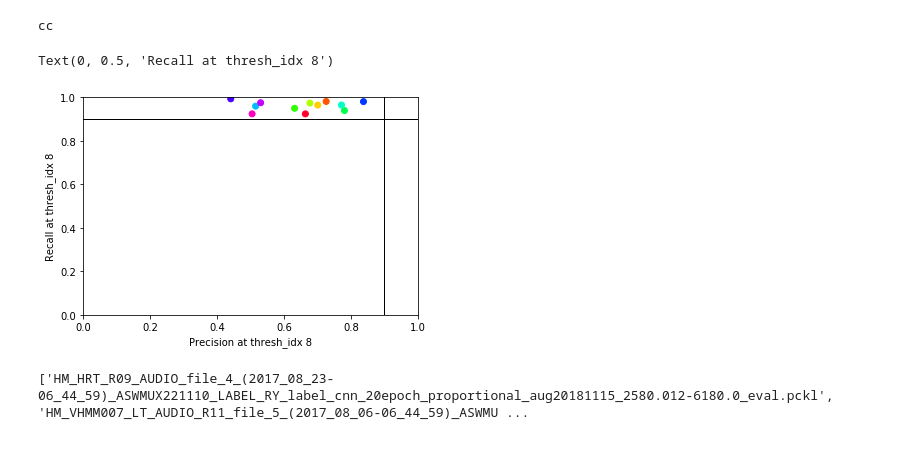
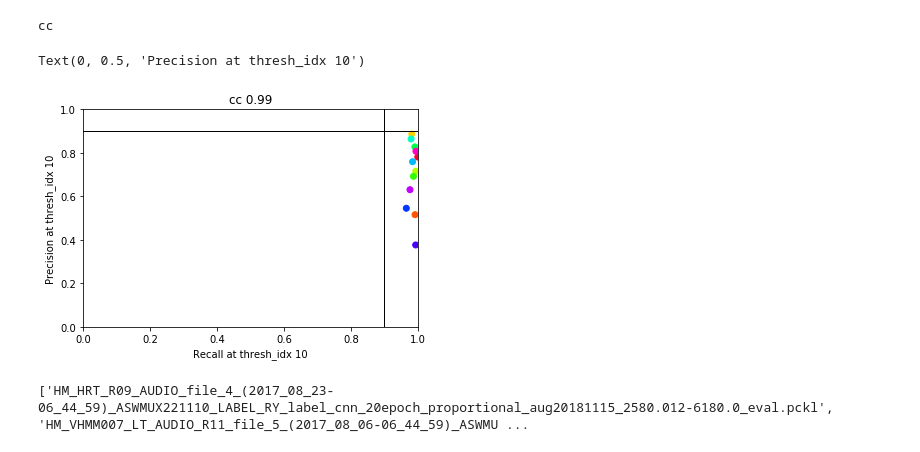
Before and after one commit to arianasp/meerkat_call_detector, a Jupyter notebook: meerkat_plot_evaluation_results.ipynb, the cells around one changed output. Saved outputs shown, nothing was run; the diff lists cells and outputs as text; code cells hidden in the pictures.

```diff
--- a/meerkat_plot_evaluation_results.ipynb
+++ b/meerkat_plot_evaluation_results.ipynb
@@ -61,7 +73,7 @@ import numpy as np
 import matplotlib.pyplot as plt
 import matplotlib.cm as cm
 
-curr_model = 'cnn_10epoch_proportional_aug20181114'
+curr_model = 'cnn_20epoch__collar__orig_proportional_noaug_2dconv_20190531'
 
 #separate training and testing (training was files labeled by me, testing on files labeled by students)
 eval_dir = '/home/arianasp/meerkat_detector/eval'
@@ -114,8 +126,12 @@ for i in range(len(threshes)):
     precision_combined[i] = np.mean(precision_foc_all[i,:])
 plt.figure(figsize=(5,5))
 for i in range(len(call_types)):
-    plt.plot(precision_combined,recall_combined[:,i])
+    plt.plot(recall_combined[:,i],precision_combined)
 plt.legend(call_types)
+plt.ylabel('precision')
+plt.xlabel('recall (by call type)')
+plt.xlim((0,1))
+plt.ylim((0,1))
 plt.show()
 
 #make plots
@@ -161,18 +177,19 @@ ax2.legend(eval_files)
 # %%
 call_idx = 0
-thresh_idx = 8
+thresh_idx = 10
 print(call_types[call_idx])
 plt.xlim((0,1))
 plt.ylim((0,1))
 plt.plot([0,1],[0.9,0.9],color='black',linewidth=1)
 plt.plot([0.9,0.9],[0,1],color='black',linewidth=1)
-plt.scatter(precision_foc_all[thresh_idx,:],recalls_foc_all[thresh_idx,call_idx,:],c=colors)
-plt.xlabel('Precision at thresh_idx ' + str(thresh_idx))
-plt.ylabel('Recall at thresh_idx ' + str(thresh_idx))
+plt.scatter(recalls_foc_all[thresh_idx,call_idx,:],precision_foc_all[thresh_idx,:],c=colors)
+plt.title(str(call_types[call_idx]) + ' ' + str(threshes[thresh_idx]))
+plt.xlabel('Recall at thresh_idx ' + str(thresh_idx))
+plt.ylabel('Precision at thresh_idx ' + str(thresh_idx))
 # %% [output]
 cc
-Text(0, 0.5, 'Recall at thresh_idx 8')
+Text(0, 0.5, 'Precision at thresh_idx 10')
-[figure, old version]
+[figure, new version]
 # %%
 print(eval_files)
 # %% [output]
```
Also changed, not shown: parts of 2 cells of this notebook, 4 other files.
